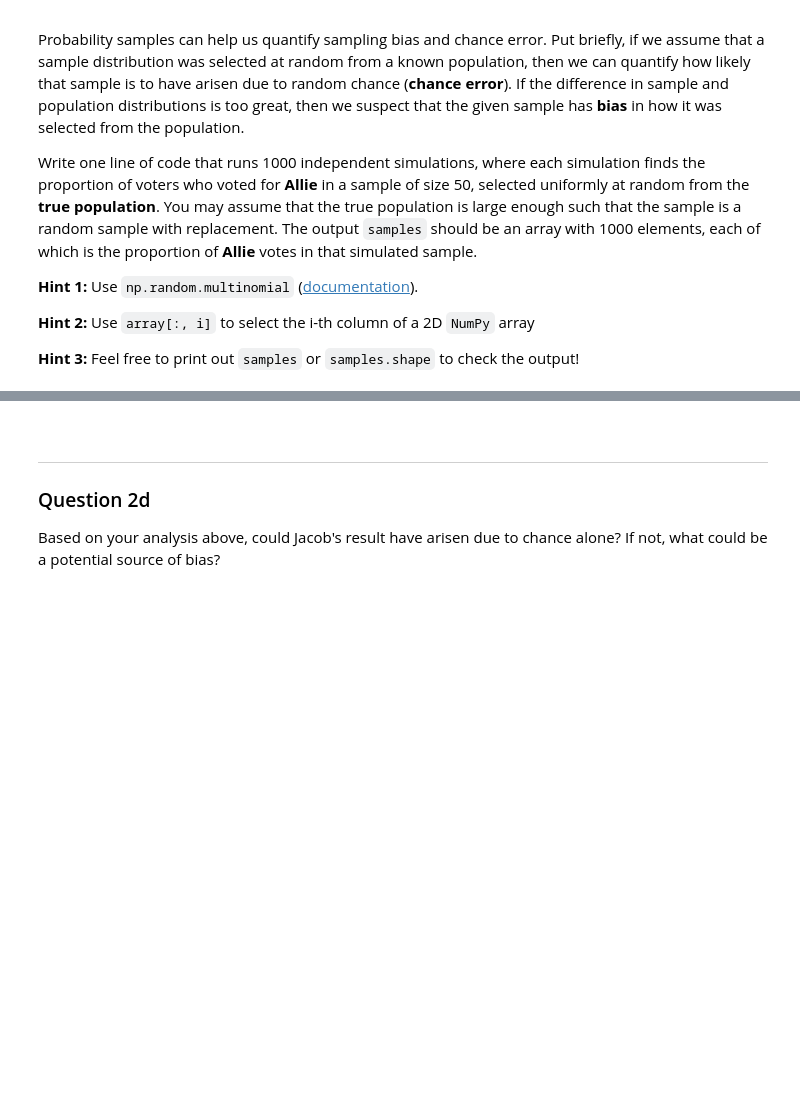
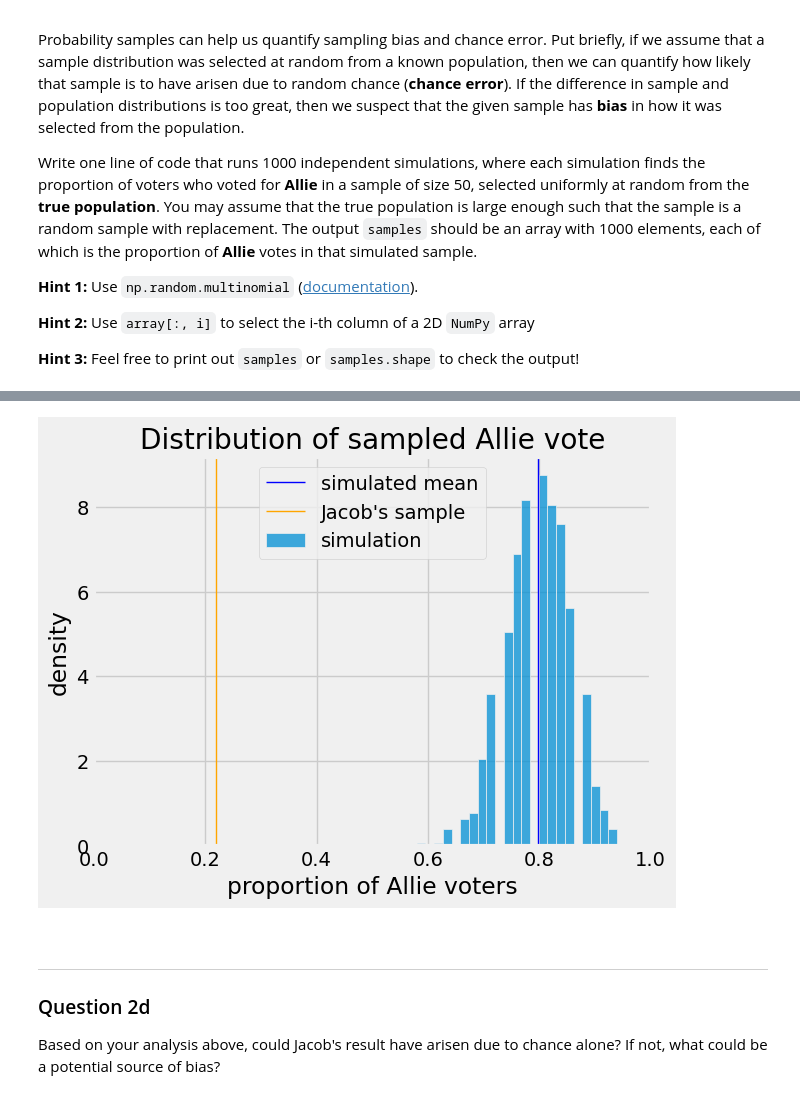
Before and after one commit to GhostLazy/Data100, a Jupyter notebook: su24-materials-main/hw/hw06/hw06.ipynb, the cells around one changed output, grey strips where cells are left out. Cells and saved outputs as stored; diff of their text form; code cells hidden in the pictures; blank space fills up the shorter version.

```diff
--- a/su24-materials-main/hw/hw06/hw06.ipynb
+++ b/su24-materials-main/hw/hw06/hw06.ipynb
@@ -285,3 +307,15 @@ You should choose contrasting colors and include a descriptive title, labels, an
+# %%
+plt.xlim(0.0, 1.0)
+plt.axvline(samples.mean(), c="blue", label="simulated mean", linewidth=1)
+plt.axvline(0.22, c="orange", label="Jacob's sample", linewidth=1)
+sns.histplot(samples, stat="density", label="simulation")
+plt.xlabel("proportion of Allie voters")
+plt.ylabel("density")
+plt.title("Distribution of sampled Allie vote")
+plt.legend()
+plt.show()
+# %% [output]
+[figure, added]
 # %% [markdown]
 <!-- END QUESTION -->
 
```
Also changed, not shown: parts of 21 cells of this notebook, 2 other files.
